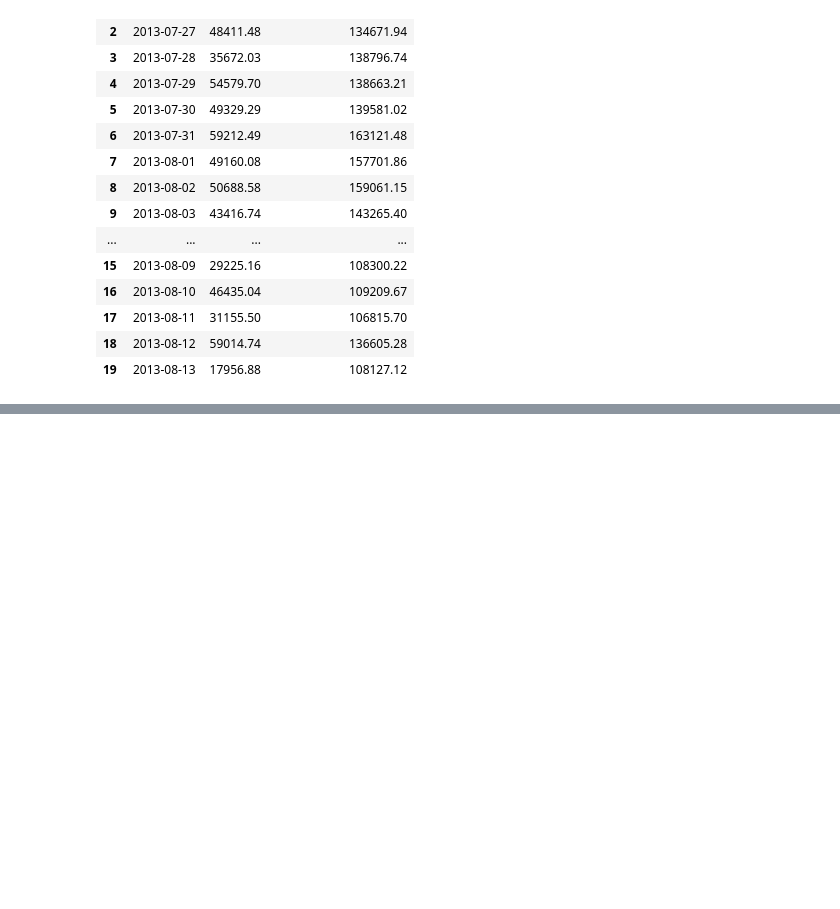
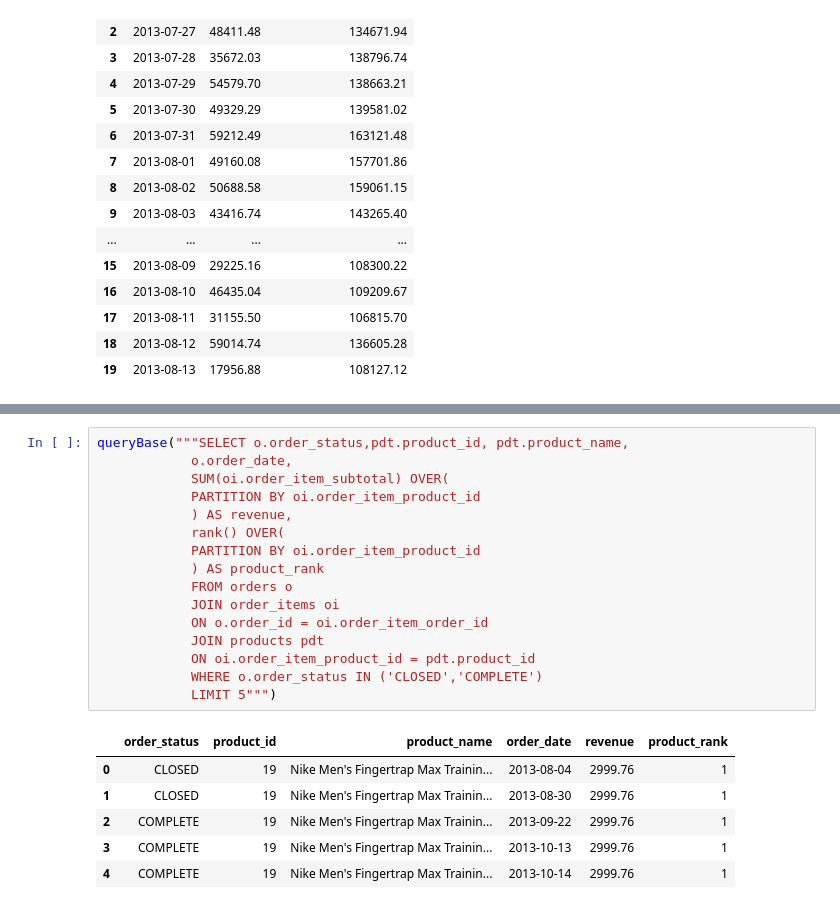
Before and after one commit to Kamalabot/moreDE, a Jupyter notebook: Analytic-Exercises.ipynb, the cells around one changed output, grey strips where cells are left out. Drawn from its saved outputs; the diff is of its cells as text; blank space fills up the shorter version.

```diff
--- a/Analytic-Exercises.ipynb
+++ b/Analytic-Exercises.ipynb
@@ -390,0 +275,23 @@ LIMIT 20""")
+# %%
+queryBase("""SELECT o.order_status,pdt.product_id, pdt.product_name,
+            o.order_date,
+            SUM(oi.order_item_subtotal) OVER(
+            PARTITION BY oi.order_item_product_id
+            ) AS revenue,
+            rank() OVER(
+            PARTITION BY oi.order_item_product_id
+            ) AS product_rank
+            FROM orders o
+            JOIN order_items oi
+            ON o.order_id = oi.order_item_order_id
+            JOIN products pdt
+            ON oi.order_item_product_id = pdt.product_id
+            WHERE o.order_status IN ('CLOSED','COMPLETE')
+            LIMIT 5""")
+# %% [output]
+|  | order_status | product_id | product_name | order_date | revenue | product_rank |
+| 0 | CLOSED | 19 | Nike Men's Fingertrap Max Trainin... | 2013-08-04 | 2999.76 | 1 |
+| 1 | CLOSED | 19 | Nike Men's Fingertrap Max Trainin... | 2013-08-30 | 2999.76 | 1 |
+| 2 | COMPLETE | 19 | Nike Men's Fingertrap Max Trainin... | 2013-09-22 | 2999.76 | 1 |
+| 3 | COMPLETE | 19 | Nike Men's Fingertrap Max Trainin... | 2013-10-13 | 2999.76 | 1 |
+| 4 | COMPLETE | 19 | Nike Men's Fingertrap Max Trainin... | 2013-10-14 | 2999.76 | 1 |
```
Also changed, not shown: parts of 17 cells of this notebook.
